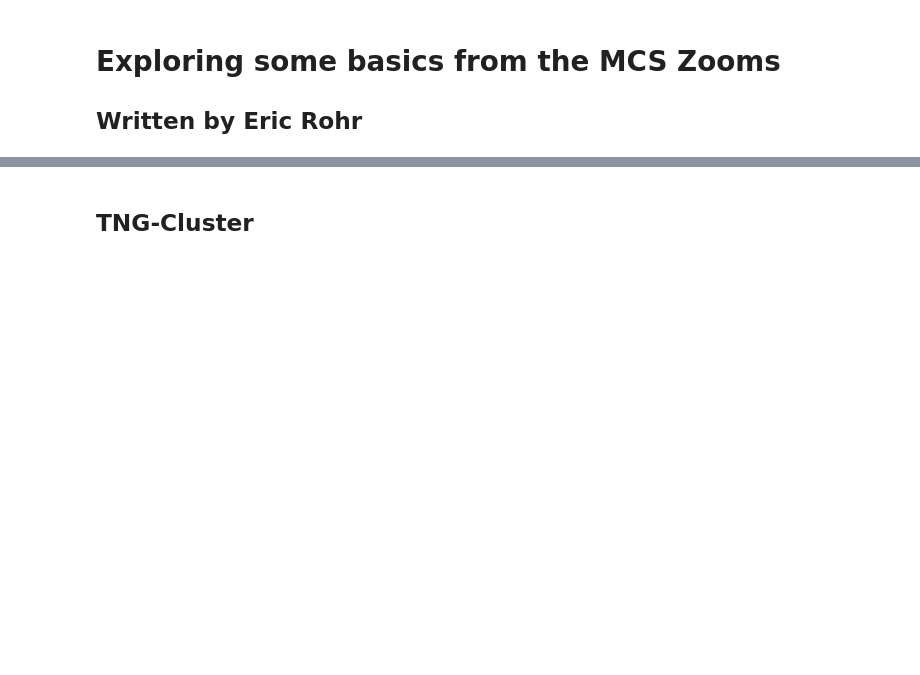
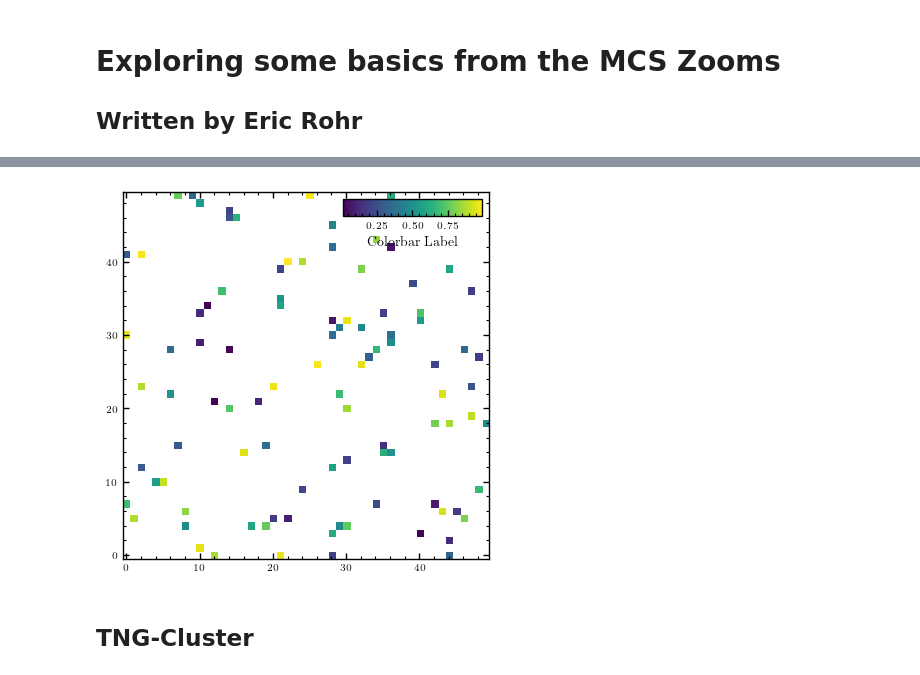
Before and after one commit to ecrohr/TNG_RPS, a Jupyter notebook: src/tng_rps/Plot_Zooms.ipynb, the cells around one changed output, grey strips where cells are left out. Cells and saved outputs as stored; diff of their text form; code cells hidden in the pictures; blank space fills up the shorter version.

```diff
--- a/src/tng_rps/Plot_Zooms.ipynb
+++ b/src/tng_rps/Plot_Zooms.ipynb
@@ -594,3 +600,26 @@ mpl.__version__
+# %%
+from mpl_toolkits.axes_grid1.inset_locator import inset_axes
+import matplotlib.pyplot as plt
+import numpy as np
+
+seed = np.random.seed(0)
+x = np.random.random(100)
+y = np.random.random(100)
+w = np.random.random(100)
+
+fig, ax = plt.subplots()
+stat = scipy.stats.binned_statistic_2d(x, y, w, bins=50, statistic='median')
+
+h = ax.imshow(stat[0], origin='lower')
+
+cax = inset_axes(ax, width="40%", height="5%", loc='upper right', bbox_to_anchor=(0.05, 0.05, 0.95, 0.95), bbox_transform=ax.transAxes)
+cbar = fig.colorbar(h, cax=cax, orientation='horizontal')
+cbar.set_label('Colorbar Label')
+
+out_fname = 'test_2dhist.pdf'
+#fig.savefig(out_fname, bbox_inches='tight')
+# %% [output]
+[figure, added]
 # %%
 for _Sim in Sims:
     y_key='GrackleTemperature'
```
Also changed, not shown: parts of 3 cells of this notebook.
